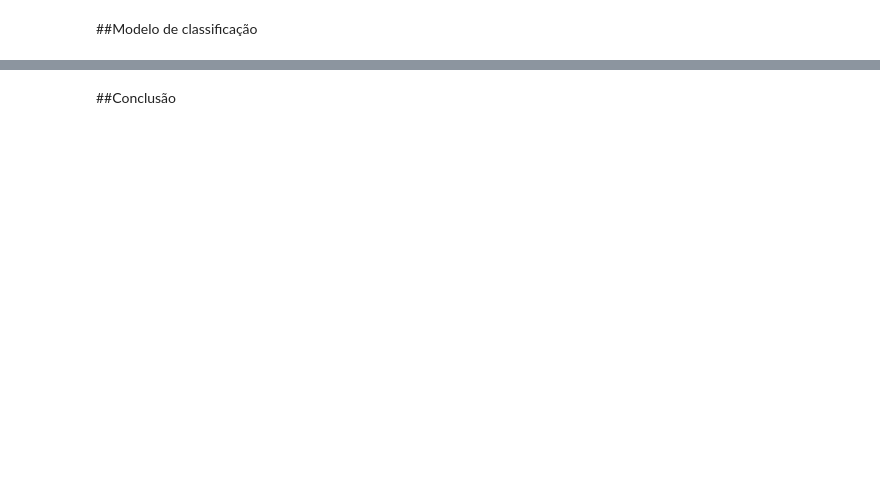
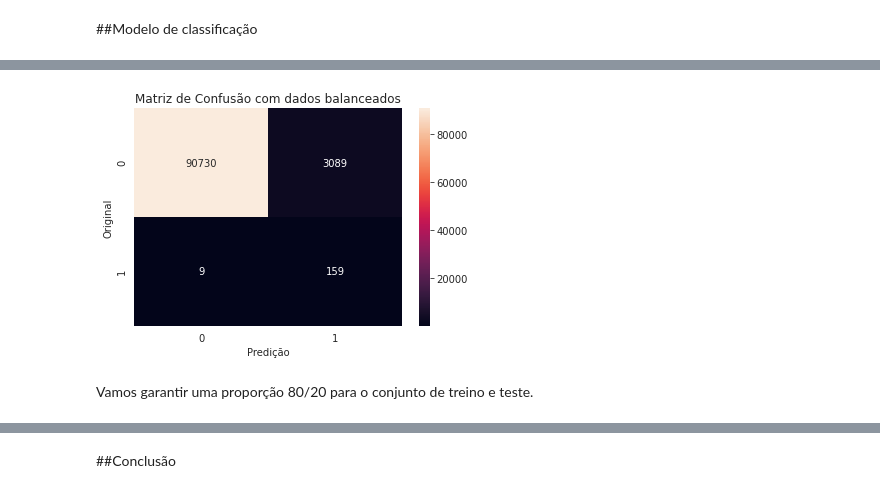
Before and after one commit to 1rubenito/data_science, a Jupyter notebook: Detecção_Fraudes_Cartões_de_Crédito.ipynb, the cells around one changed output, grey strips where cells are left out. Saved outputs shown, nothing was run; the diff lists cells and outputs as text; code cells hidden in the pictures; blank space fills up the shorter version.

```diff
--- a/Detecção_Fraudes_Cartões_de_Crédito.ipynb
+++ b/Detecção_Fraudes_Cartões_de_Crédito.ipynb
@@ -314,0 +407,14 @@ plt.show()
+# %%
+#criar modelo treino e teste para 70/30
+X = new_credit.drop('Class', axis=1)
+y = credit['Class']
+
+X_train, X_test2, y_train, y_test2 = train_test_split(X, y, test_size=0.33)
+# %%
+#modelos para classificação 70/30, dados balanceados
+model = LogisticRegression()
+
+model.fit(X_balance, y_balance)
+
+y_pred2 = model.predict(X_test2)
+y_proba2 = model.predict_proba(X_test2)
@@ -314,0 +433,15 @@ plt.show()
+# %%
+#matriz de confusão para modelo 70/30
+fig, ax = plt.subplots()
+
+sns.heatmap(confusion_matrix(y_test2, y_pred2), annot=True, ax=ax, fmt='')
+
+ax.set_title("Matriz de Confusão com dados balanceados")
+ax.set_ylabel("Original")
+ax.set_xlabel("Predição")
+
+plt.show()
+# %% [output]
+[figure, added]
+# %% [markdown]
+Vamos garantir uma proporção 80/20 para o conjunto de treino e teste.
```
Also changed, not shown: parts of 66 cells of this notebook.
